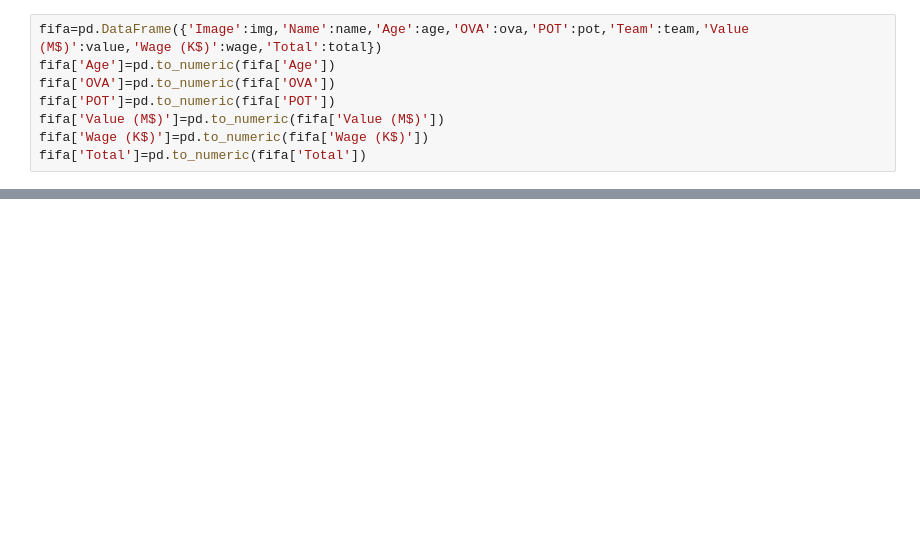
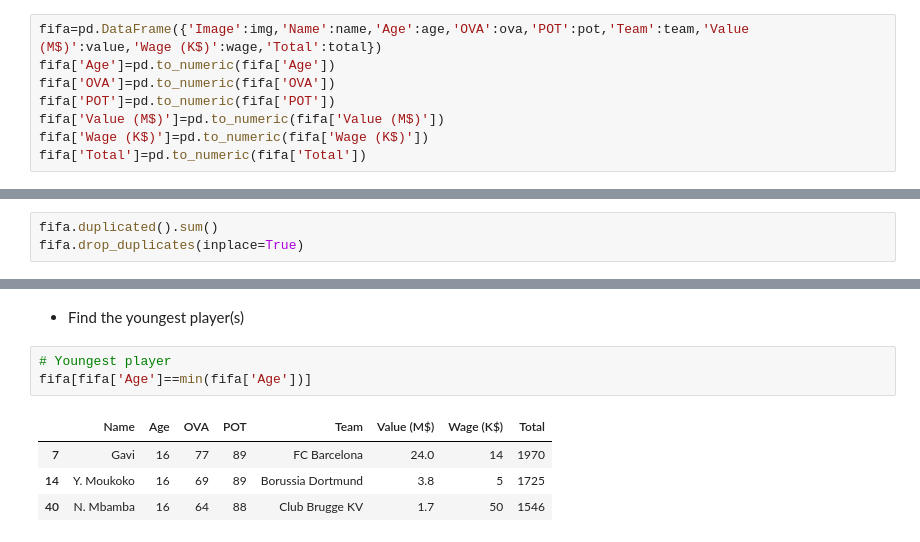
Before and after one commit to Naveen-Karanamu/FIFA-Data-Analysis, a Jupyter notebook: main.ipynb, the cells around one changed output, grey strips where cells are left out. Drawn from its saved outputs; the diff is of its cells as text; blank space fills up the shorter version.

```diff
--- a/main.ipynb
+++ b/main.ipynb
@@ -205,0 +269,3 @@ fifa
+# %%
+fifa.duplicated().sum()
+fifa.drop_duplicates(inplace=True)
@@ -205,0 +281,10 @@ fifa
+# %% [markdown]
+* Find the youngest player(s)
+# %%
+# Youngest player
+fifa[fifa['Age']==min(fifa['Age'])]
+# %% [output]
+|  | Name | Age | OVA | POT | Team | Value (M$) | Wage (K$) | Total |
+| 7 | Gavi | 16 | 77 | 89 | FC Barcelona | 24.0 | 14 | 1970 |
+| 14 | Y. Moukoko | 16 | 69 | 89 | Borussia Dortmund | 3.8 | 5 | 1725 |
+| 40 | N. Mbamba | 16 | 64 | 88 | Club Brugge KV | 1.7 | 50 | 1546 |
```
Also changed, not shown: parts of 25 cells of this notebook.
